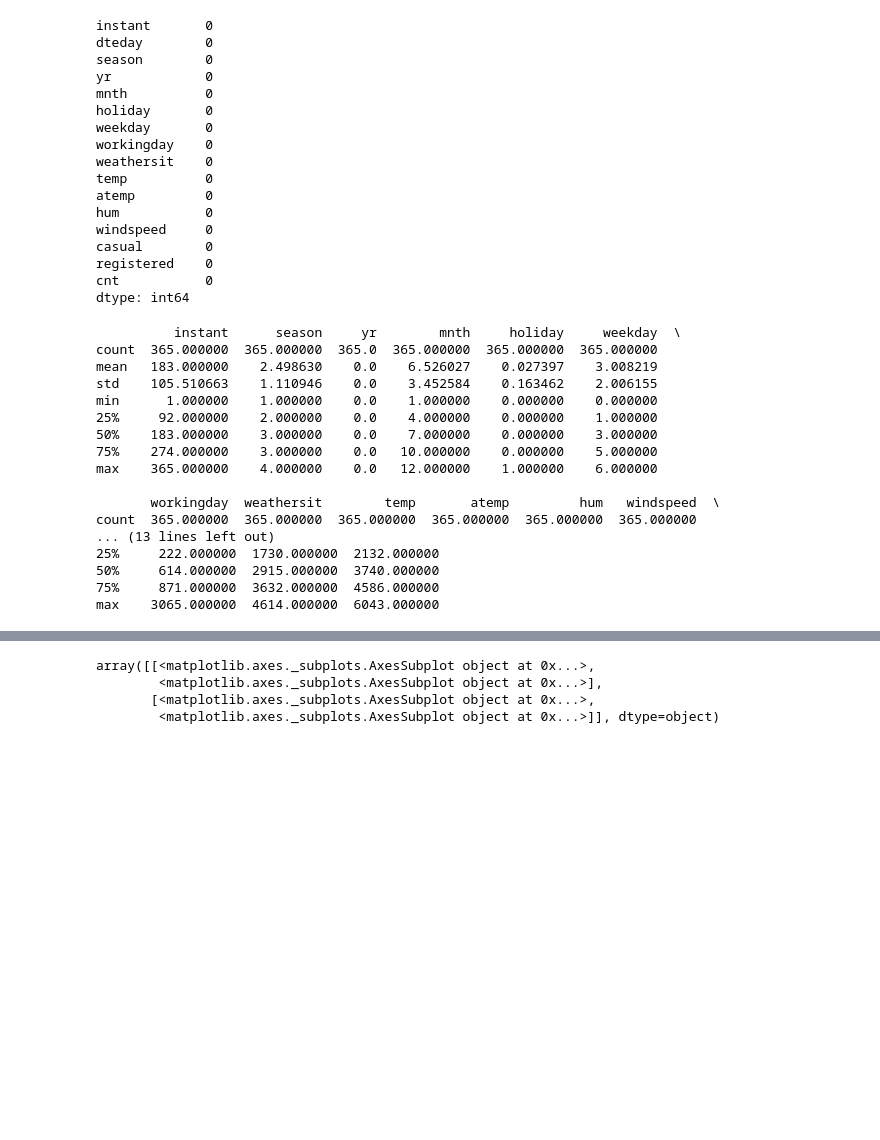
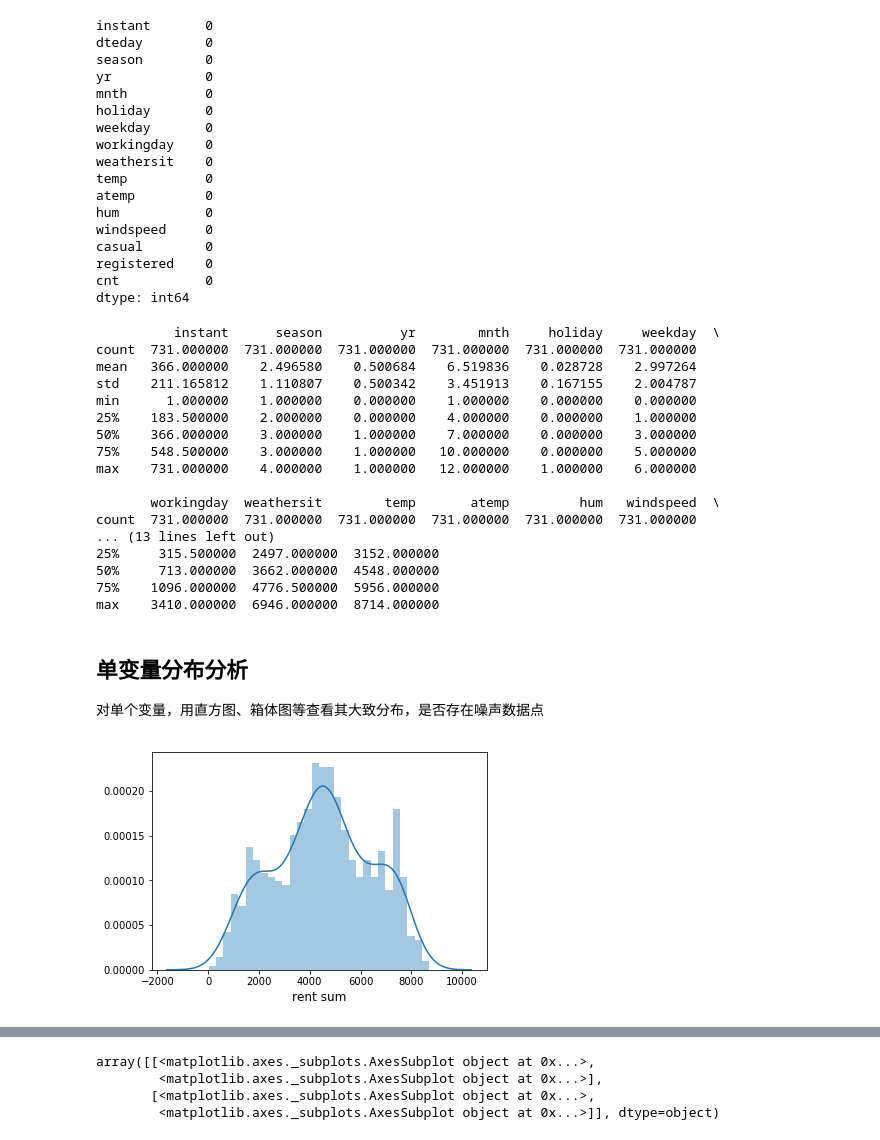
Before and after one commit to WangYuBo/ai_learning, a Jupyter notebook: 06/code/CBdata.ipynb, the cells around one changed output, grey strips where cells are left out. Cells and saved outputs as stored; diff of their text form; code cells hidden in the pictures; blank space fills up the shorter version.

```diff
--- a/06/code/CBdata.ipynb
+++ b/06/code/CBdata.ipynb
@@ -62,22 +57,25 @@ registered    0
 cnt           0
 dtype: int64
 # %%
-print test_data.describe()  # 描述各字段属性统计
+print cb.describe()  # 描述各字段属性统计
 # %% [output]
-          instant      season     yr        mnth     holiday     weekday  \
-count  365.000000  365.000000  365.0  365.000000  365.000000  365.000000
-mean   183.000000    2.498630    0.0    6.526027    0.027397    3.008219
-std    105.510663    1.110946    0.0    3.452584    0.163462    2.006155
-min      1.000000    1.000000    0.0    1.000000    0.000000    0.000000
-25%     92.000000    2.000000    0.0    4.000000    0.000000    1.000000
-50%    183.000000    3.000000    0.0    7.000000    0.000000    3.000000
-75%    274.000000    3.000000    0.0   10.000000    0.000000    5.000000
-max    365.000000    4.000000    0.0   12.000000    1.000000    6.000000
+          instant      season          yr        mnth     holiday     weekday  \
+count  731.000000  731.000000  731.000000  731.000000  731.000000  731.000000
+mean   366.000000    2.496580    0.500684    6.519836    0.028728    2.997264
+std    211.165812    1.110807    0.500342    3.451913    0.167155    2.004787
+min      1.000000    1.000000    0.000000    1.000000    0.000000    0.000000
+25%    183.500000    2.000000    0.000000    4.000000    0.000000    1.000000
+50%    366.000000    3.000000    1.000000    7.000000    0.000000    3.000000
+75%    548.500000    3.000000    1.000000   10.000000    0.000000    5.000000
+max    731.000000    4.000000    1.000000   12.000000    1.000000    6.000000
 
        workingday  weathersit        temp       atemp         hum   windspeed  \
-count  365.000000  365.000000  365.000000  365.000000  365.000000  365.000000
+count  731.000000  731.000000  731.000000  731.000000  731.000000  731.000000
 ... (13 lines left out)
-25%     222.000000  1730.000000  2132.000000
-50%     614.000000  2915.000000  3740.000000
-75%     871.000000  3632.000000  4586.000000
-max    3065.000000  4614.000000  6043.000000
+25%     315.500000  2497.000000  3152.000000
+50%     713.000000  3662.000000  4548.000000
+75%    1096.000000  4776.500000  5956.000000
+max    3410.000000  6946.000000  8714.000000
+# %% [markdown]
+## 单变量分布分析
+对单个变量，用直方图、箱体图等查看其大致分布，是否存在噪声数据点
@@ -84 +84,8 @@ max    3065.000000  4614.000000  6043.000000
+# %%
+fig = plt.figure()
+sns.distplot(cb['cnt'], bins=30, kde=True)
+plt.xlabel('rent sum', fontsize=12)
+plt.show()
+# %% [output]
+[figure, added]
 # %%
```
Also changed, not shown: parts of 22 cells of this notebook, 2 other files.
